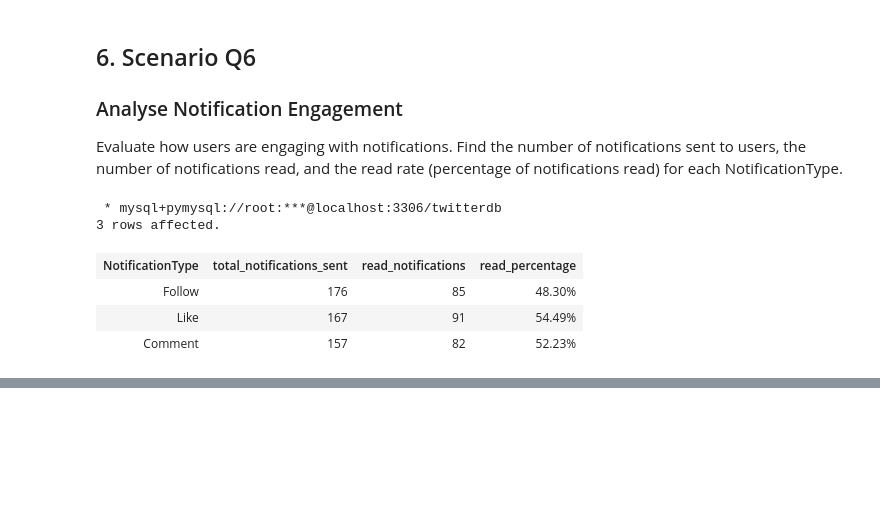
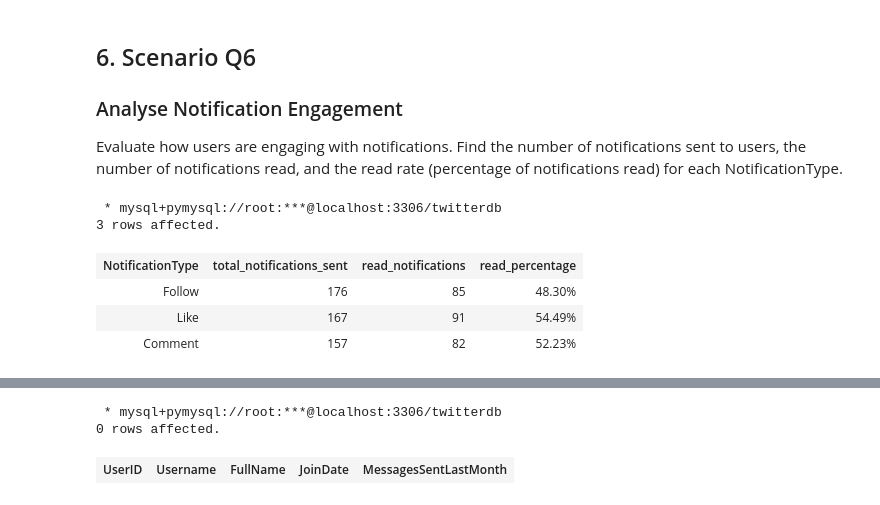
Before and after one commit to Ronald116/Data-Analysis-Projects, a Jupyter notebook: SQL/twitter_project/solution_analysis.ipynb, the cells around one changed output, grey strips where cells are left out. Cells and saved outputs as stored; diff of their text form; code cells hidden in the pictures; blank space fills up the shorter version.

```diff
--- a/SQL/twitter_project/solution_analysis.ipynb
+++ b/SQL/twitter_project/solution_analysis.ipynb
@@ -231,0 +299,25 @@ ORDER BY
+# %%
+%%sql
+# a. User Retention Analysis: Determine the number of users who joined in the last year
+
+CREATE VIEW RecentActiveUsers AS (
+    SELECT
+        u.UserID, u.Username, u.FullName, u.JoinDate,
+        COUNT(m.MessageID) AS MessagesSentLastMonth
+    FROM
+        users u
+    LEFT JOIN
+        directmessages m
+    ON u.UserID = m.SenderID
+    WHERE
+        u.JoinDate >= DATE_SUB(CURDATE(), INTERVAL 1 YEAR) AND
+        (m.`Timestamp` >= DATE_SUB(CURDATE(), INTERVAL 1 MONTH))
+    GROUP BY
+        u.UserID, u.Username, u.FullName
+    ORDER BY
+        MessagesSentLastMonth DESC;
+)
+# %% [output]
+ * mysql+pymysql://root:***@localhost:3306/twitterdb
+0 rows affected.
+| UserID | Username | FullName | JoinDate | MessagesSentLastMonth |
```
Also changed, not shown: parts of 5 cells of this notebook.
